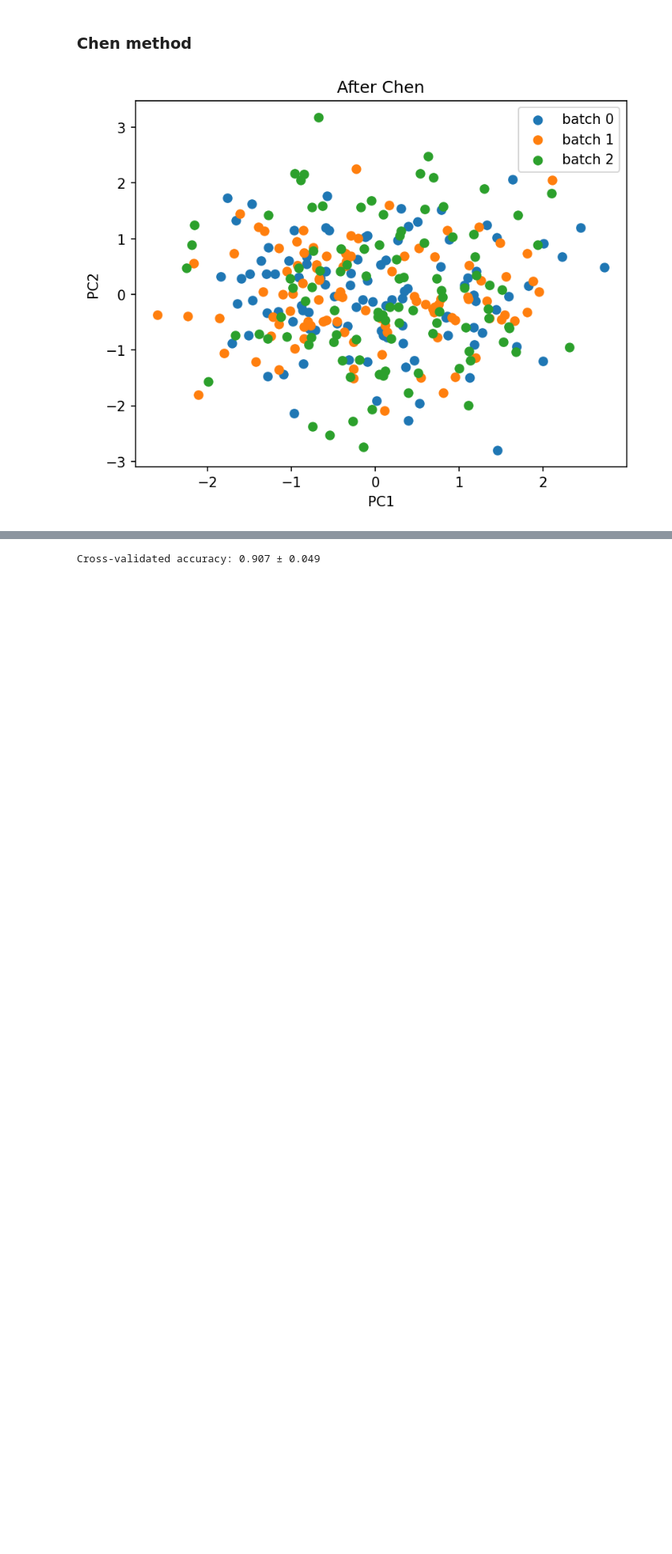
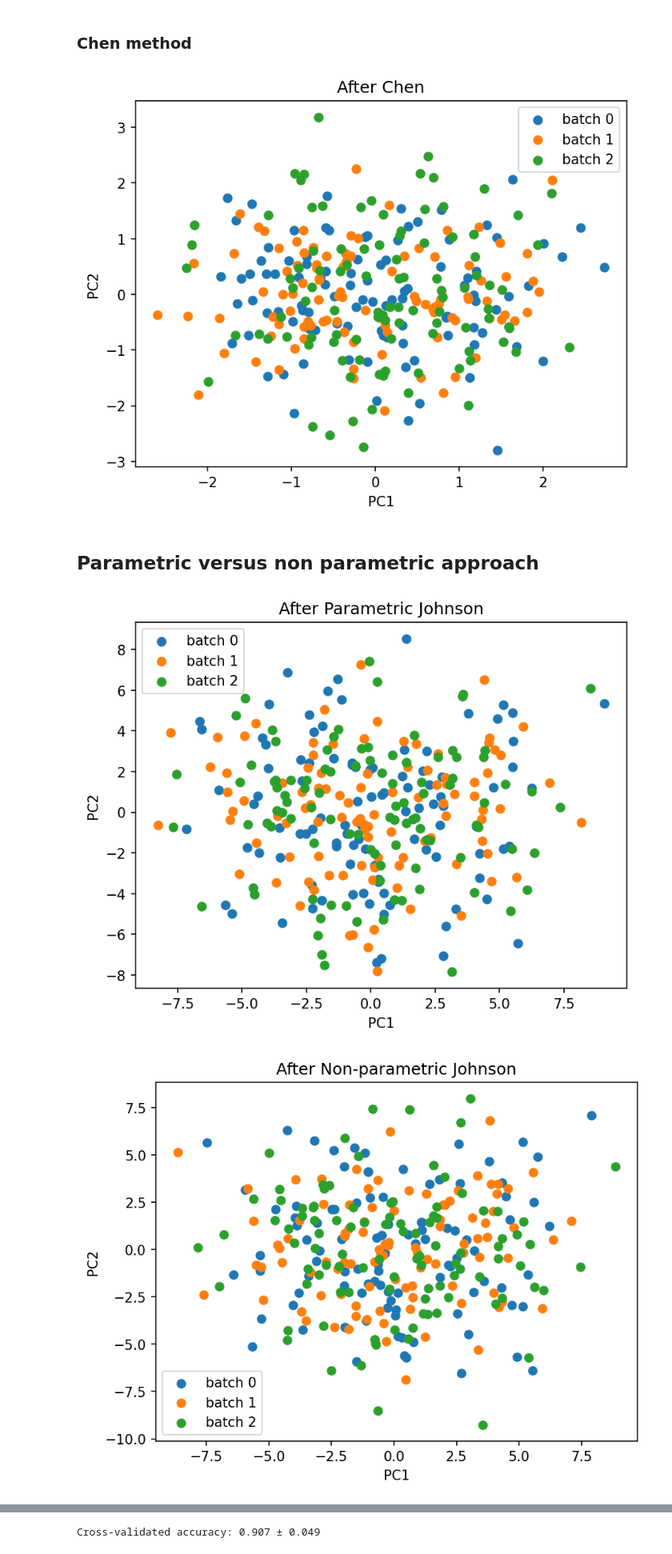
Before and after one commit to EttoreRocchi/combatlearn, a Jupyter notebook: demo/combatlearn_demo.ipynb, the cells around one changed output, grey strips where cells are left out. Shown: that part at 80% size. Cells and saved outputs as stored; diff of their text form; code cells hidden in the pictures; blank space fills up the shorter version.

```diff
--- a/demo/combatlearn_demo.ipynb
+++ b/demo/combatlearn_demo.ipynb
@@ -121,3 +122,23 @@ X_chen = combat_chen.fit_transform(X)
 plot_pca(X_chen.values, batch_labels.values, title='After Chen')
 # %% [output]
 [figure]
+# %% [markdown]
+## Parametric versus non parametric approach
+# %%
+combat_parametric = ComBat(
+    batch=batch_labels,
+    method='johnson',
+    parametric=True
+)
+X_parametric = combat_parametric.fit_transform(X)
+plot_pca(X_parametric.values, batch_labels.values, title='After Parametric Johnson')
+combat_non_parametric = ComBat(
+    batch=batch_labels,
+    method='johnson',
+    parametric=False
+)
+X_non_parametric = combat_non_parametric.fit_transform(X)
+plot_pca(X_non_parametric.values, batch_labels.values, title='After Non-parametric Johnson')
+# %% [output]
+[figure, added]
+[figure, added]
```
Also changed, not shown: parts of 11 cells of this notebook.
